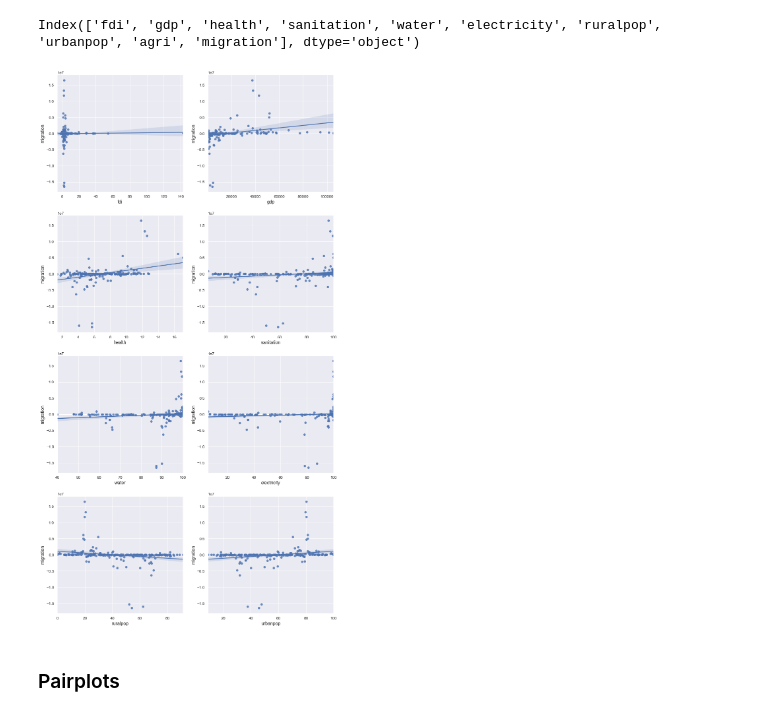
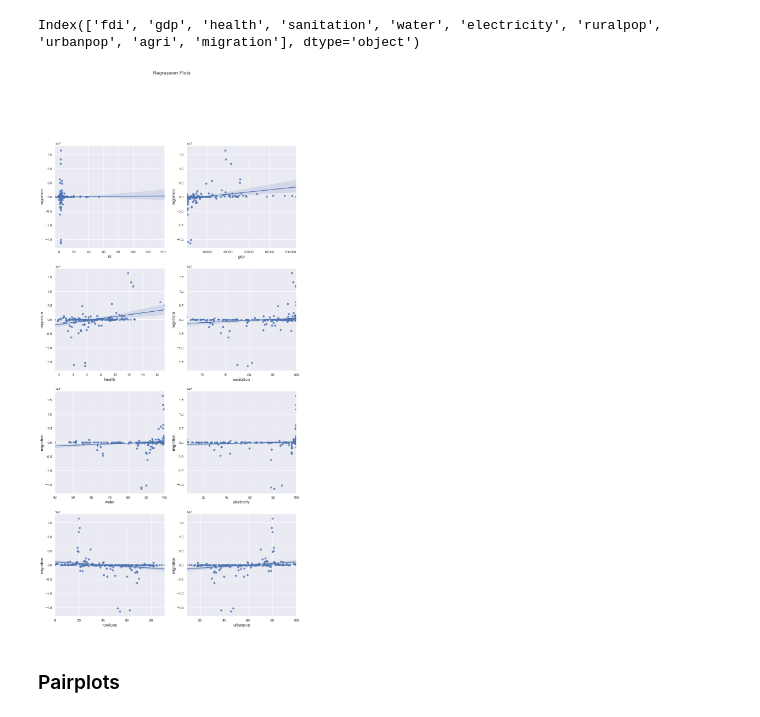
Before and after one commit to dennislamcv1/DataWesleyanU, a Jupyter notebook: Data Analysis and Interpretation Capstone/Data Analysis and Interpretation Capstone.ipynb, the cells around one changed output. Cells and saved outputs as stored; diff of their text form; code cells hidden in the pictures.

```diff
--- a/Data Analysis and Interpretation Capstone/Data Analysis and Interpretation Capstone.ipynb
+++ b/Data Analysis and Interpretation Capstone/Data Analysis and Interpretation Capstone.ipynb
@@ -320,7 +326,7 @@ Index(['fdi', 'gdp', 'health', 'sanitation', 'water', 'electricity', 'ruralpop',
 #Plot 4 by 2 subplots
 
 fig, ((ax1, ax2), (ax3, ax4), (ax5 ,ax6), (ax7 ,ax8)) = plt.subplots(4,2, sharex=False, figsize=(15,30))
-#fig.suptitle('Scatterplots', y=1.0)
+fig.suptitle('Regression Plots', y=1.0)
 
 sns.regplot(x="fdi", y="migration", data=df, ax=ax1)
 #ax1.set_title('Title of the first chart')
@@ -346,34 +352,34 @@ sns.regplot(x="sanitation", y="migration", data=df, ax=ax4)
 ax4.set_xlabel("sanitation")
 ax4.set_ylabel("migration")
 
 sns.regplot(x="water", y="migration", data=df, ax=ax5)
 #ax5.set_title('Title of the fourth chart')
 #ax5.tick_params('x', labelrotation=45)
 ax5.set_xlabel("water")
 ax5.set_ylabel("migration")
 
 sns.regplot(x="electricity", y="migration", data=df, ax=ax6)
 #ax6.set_title('Title of the fourth chart')
 #ax6.tick_params('x', labelrotation=45)
 ax6.set_xlabel("electricity")
 ax6.set_ylabel("migration")
 
 sns.regplot(x="ruralpop", y="migration", data=df, ax=ax7)
 #ax7.set_title('Title of the fourth chart')
 #ax7.tick_params('x', labelrotation=45)
 ax7.set_xlabel("ruralpop")
 ax7.set_ylabel("migration")
 
 sns.regplot(x="urbanpop", y="migration", data=df, ax=ax8)
 #ax8.set_title('Title of the fourth chart')
 #ax8.tick_params('x', labelrotation=45)
 ax8.set_xlabel("urbanpop")
 ax8.set_ylabel("migration")
 
 
 plt.show()
 # %% [output]
-[figure, old version]
+[figure, new version]
 # %% [markdown]
 ### Pairplots
 # %%
```
Also changed, not shown: parts of 270 cells of this notebook, 5 other files.
